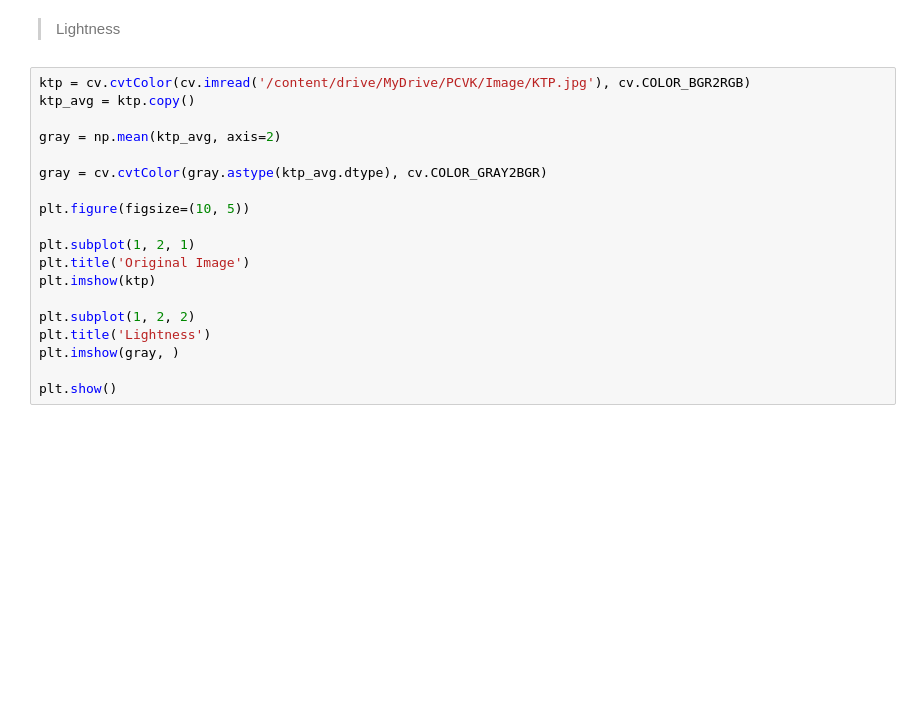
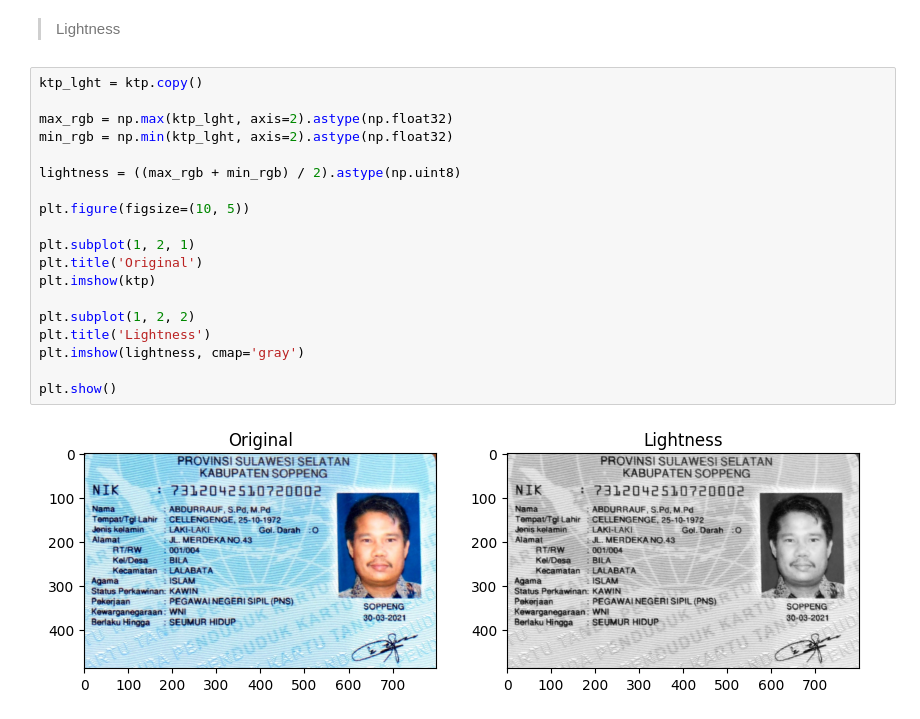
Before and after one commit to Dhiyun/2241720056_MOBILE_2024, a Jupyter notebook: Week_3.ipynb, the cells around one changed output. Drawn from its saved outputs; the diff is of its cells as text; blank space fills up the shorter version.

```diff
--- a/Week_3.ipynb
+++ b/Week_3.ipynb
@@ -178,21 +174,23 @@ plt.show()
 
 > Lightness
 # %%
-ktp = cv.cvtColor(cv.imread('/content/drive/MyDrive/PCVK/Image/KTP.jpg'), cv.COLOR_BGR2RGB)
-ktp_avg = ktp.copy()
+ktp_lght = ktp.copy()
 
-gray = np.mean(ktp_avg, axis=2)
+max_rgb = np.max(ktp_lght, axis=2).astype(np.float32)
+min_rgb = np.min(ktp_lght, axis=2).astype(np.float32)
 
-gray = cv.cvtColor(gray.astype(ktp_avg.dtype), cv.COLOR_GRAY2BGR)
+lightness = ((max_rgb + min_rgb) / 2).astype(np.uint8)
 
 plt.figure(figsize=(10, 5))
 
 plt.subplot(1, 2, 1)
-plt.title('Original Image')
+plt.title('Original')
 plt.imshow(ktp)
 
 plt.subplot(1, 2, 2)
 plt.title('Lightness')
-plt.imshow(gray, )
+plt.imshow(lightness, cmap='gray')
 
 plt.show()
+# %% [output]
+[figure, added]
```
Also changed, not shown: parts of 6 cells of this notebook.
